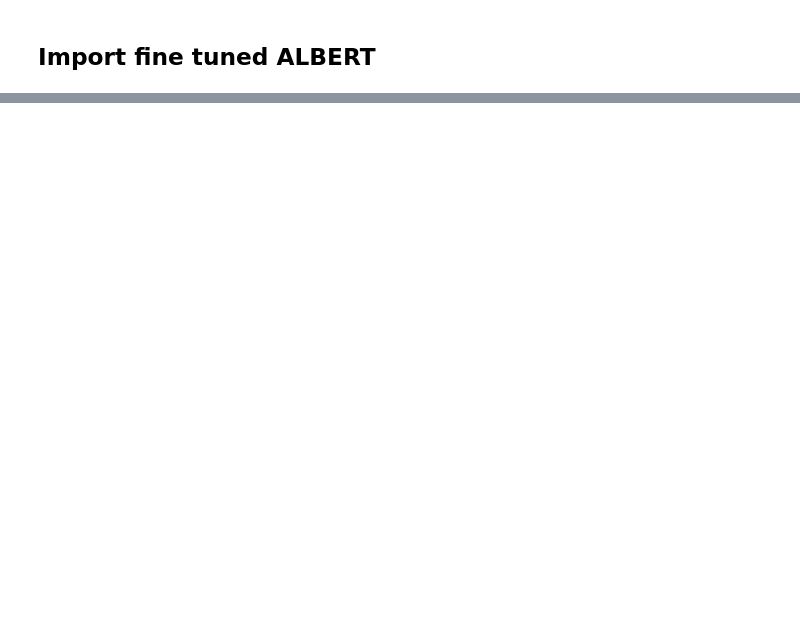
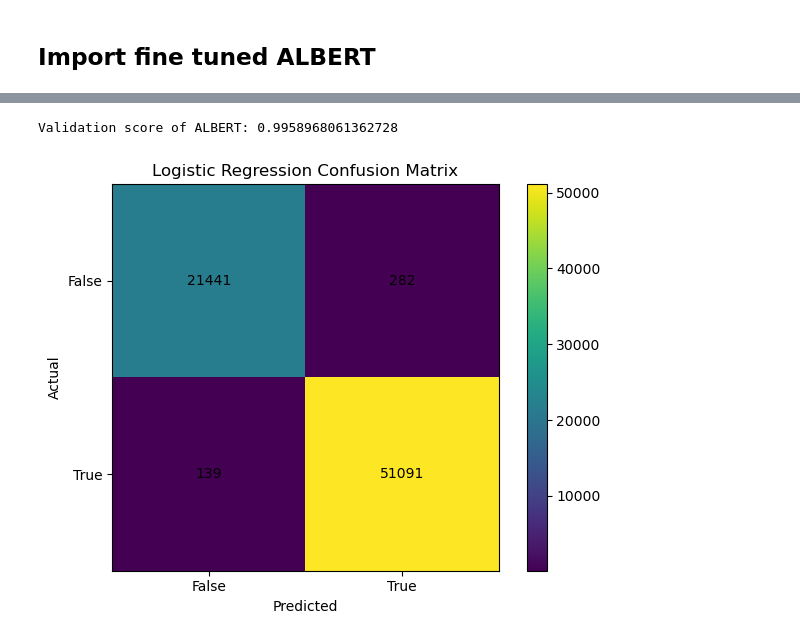
Before and after one commit to MikkelPraestegaard/GDS-final-assignment, a Jupyter notebook: Code.ipynb, the cells around one changed output, grey strips where cells are left out. Saved outputs shown, nothing was run; the diff lists cells and outputs as text; code cells hidden in the pictures; blank space fills up the shorter version.

```diff
--- a/Code.ipynb
+++ b/Code.ipynb
@@ -271,10 +268,12 @@ visualize_top_words(df1['tokenized'], 100, loglog=False)
 # %%
-def prepare_dataset(data):
+def prepare_dataset(data, complex_model = False):
 
     counter = wordcount(data)
     vocab = [word for word, _ in counter.most_common(10000)]
-
-    vectorizer = CountVectorizer(vocabulary=vocab, tokenizer=lambda x: x, lowercase=False)
+    if complex_model:
+        vectorizer = TfidfVectorizer(vocabulary=vocab, tokenizer=lambda x: x, lowercase=False)
+    else:
+        vectorizer = CountVectorizer(vocabulary=vocab, tokenizer=lambda x: x, lowercase=False)
     counts = vectorizer.transform(data)
 
     return counts
@@ -420,7 +450,7 @@ X_val = X_val.map(tokenize, batched=True)
 
 X_val = X_val.remove_columns(["content", "__index_level_0__"])
 # %%
-eval_dataloader = DataLoader(X_val, batch_size=32, collate_fn=data_collator)
+eval_dataloader = DataLoader(X_val, batch_size=64, collate_fn=data_collator)
 
 results = []
 for batch in tqdm(eval_dataloader, desc='Predicting labels'):
@@ -436,4 +466,6 @@ for batch in tqdm(eval_dataloader, desc='Predicting labels'):
 
 validation_score = f1_score(y_val, results)
 print(f"Validation score of ALBERT: {validation_score}")
+# %% [output]
+Validation score of ALBERT: 0.9958968061362728
 # %%
@@ -440,0 +473,4 @@ pd.DataFrame(preds).to_csv('Albert_predictions.csv')
+# %%
+plot_cm(y_val, results, "Logistic Regression Confusion Matrix")
+# %% [output]
+[figure, added]
```
Also changed, not shown: parts of 21 cells of this notebook.
